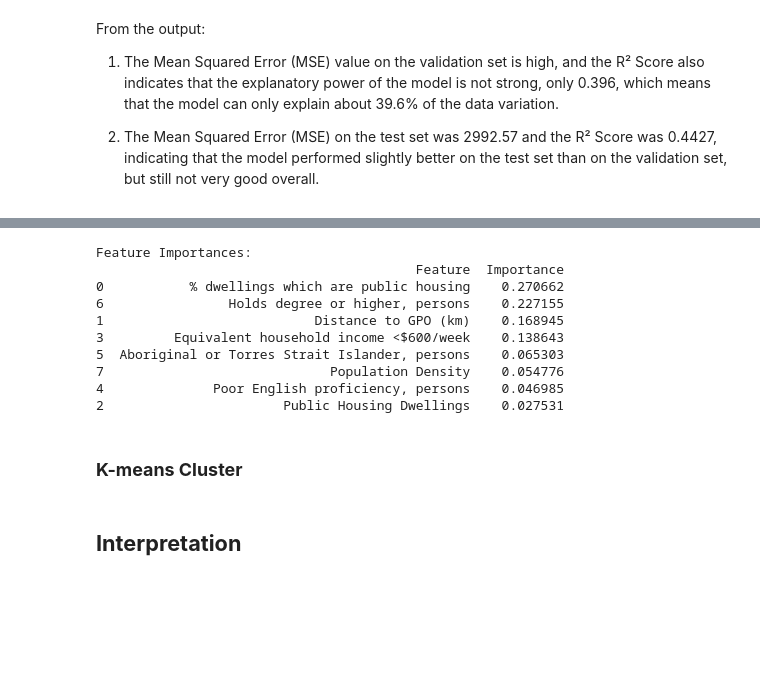
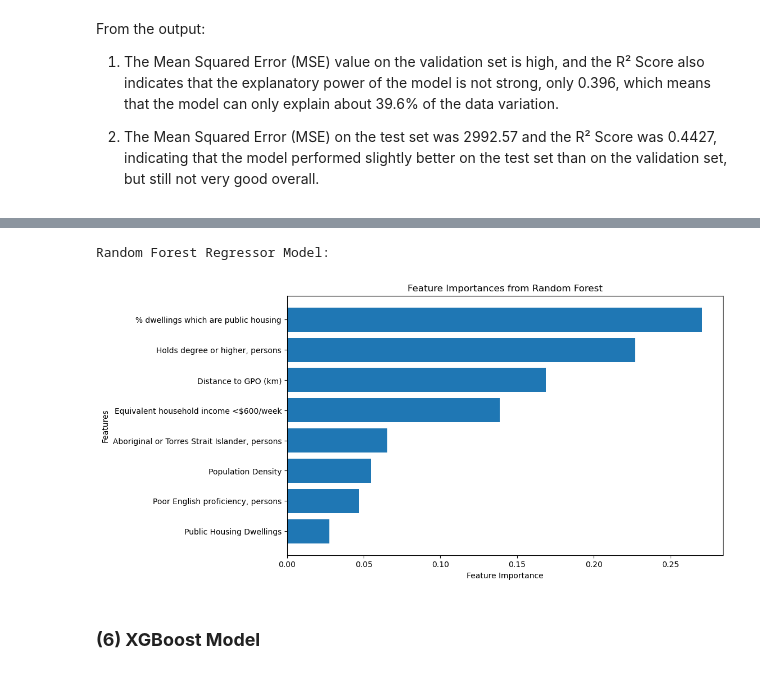
Before and after one commit to KittenPrincess1/COMP20008_Assignment2, a Jupyter notebook: Machine_Learning.ipynb, the cells around one changed output, grey strips where cells are left out. Cells and saved outputs as stored; diff of their text form; code cells hidden in the pictures; blank space fills up the shorter version.

```diff
--- a/Machine_Learning.ipynb
+++ b/Machine_Learning.ipynb
@@ -362,6 +463,0 @@ from sklearn.model_selection import GridSearchCV
-# %%
-# Initialize the Random Forest model
-rf_model = RandomForestRegressor(n_estimators=100, random_state=42)
-
-# Fit the model
-rf_model.fit(X_train, y_train)
@@ -401,24 +464,31 @@ Base on the output:
-# %%
-# Feature importance
-feature_importances = pd.DataFrame({
-    'Feature': X_train.columns,
-    'Importance': rf_model.feature_importances_
-}).sort_values(by='Importance', ascending=False)
-
-print("\nFeature Importances:")
-print(feature_importances)
-# %% [output]
-Feature Importances:
-                                         Feature  Importance
-0           % dwellings which are public housing    0.270662
-6                Holds degree or higher, persons    0.227155
-1                           Distance to GPO (km)    0.168945
-3         Equivalent household income <$600/week    0.138643
-5  Aboriginal or Torres Strait Islander, persons    0.065303
-7                             Population Density    0.054776
-4              Poor English proficiency, persons    0.046985
-2                       Public Housing Dwellings    0.027531
-# %% [markdown]
-### **K-means Cluster**
-# %% [markdown]
-## **Interpretation**
+# %%
+import re
+import pandas as pd
+import xgboost as xgb
+from sklearn.ensemble import RandomForestRegressor
+from sklearn.linear_model import LinearRegression
+from sklearn.metrics import mean_squared_error, r2_score
+import matplotlib.pyplot as plt
+
+print("\nRandom Forest Regressor Model:")
+
+rf_model = RandomForestRegressor(n_estimators=100, random_state=42)
+rf_model.fit(X_train, y_train.values.ravel())
+
+feature_importances = rf_model.feature_importances_
+
+importance_df = pd.DataFrame({'Feature': X_train.columns, 'Importance': feature_importances})
+importance_df = importance_df.sort_values(by='Importance', ascending=False)
+
+plt.figure(figsize=(10, 6))
+plt.barh(importance_df['Feature'], importance_df['Importance'])
+plt.xlabel('Feature Importance')
+plt.ylabel('Features')
+plt.title('Feature Importances from Random Forest')
+plt.gca().invert_yaxis()
+plt.show()
+# %% [output]
+Random Forest Regressor Model:
+[figure, added]
+# %% [markdown]
+### **(6) XGBoost Model**
```
Also changed, not shown: parts of 17 cells of this notebook.
